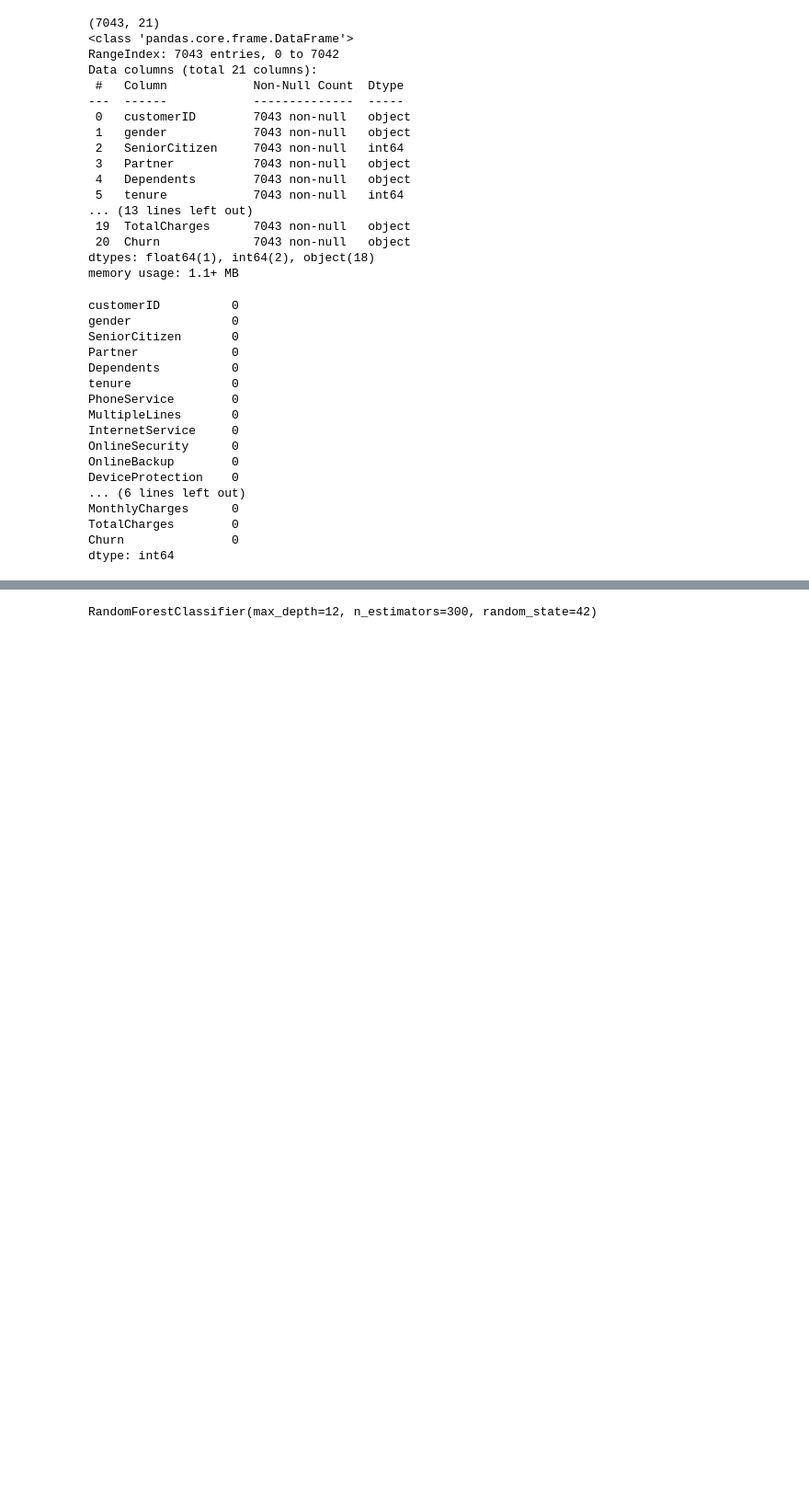
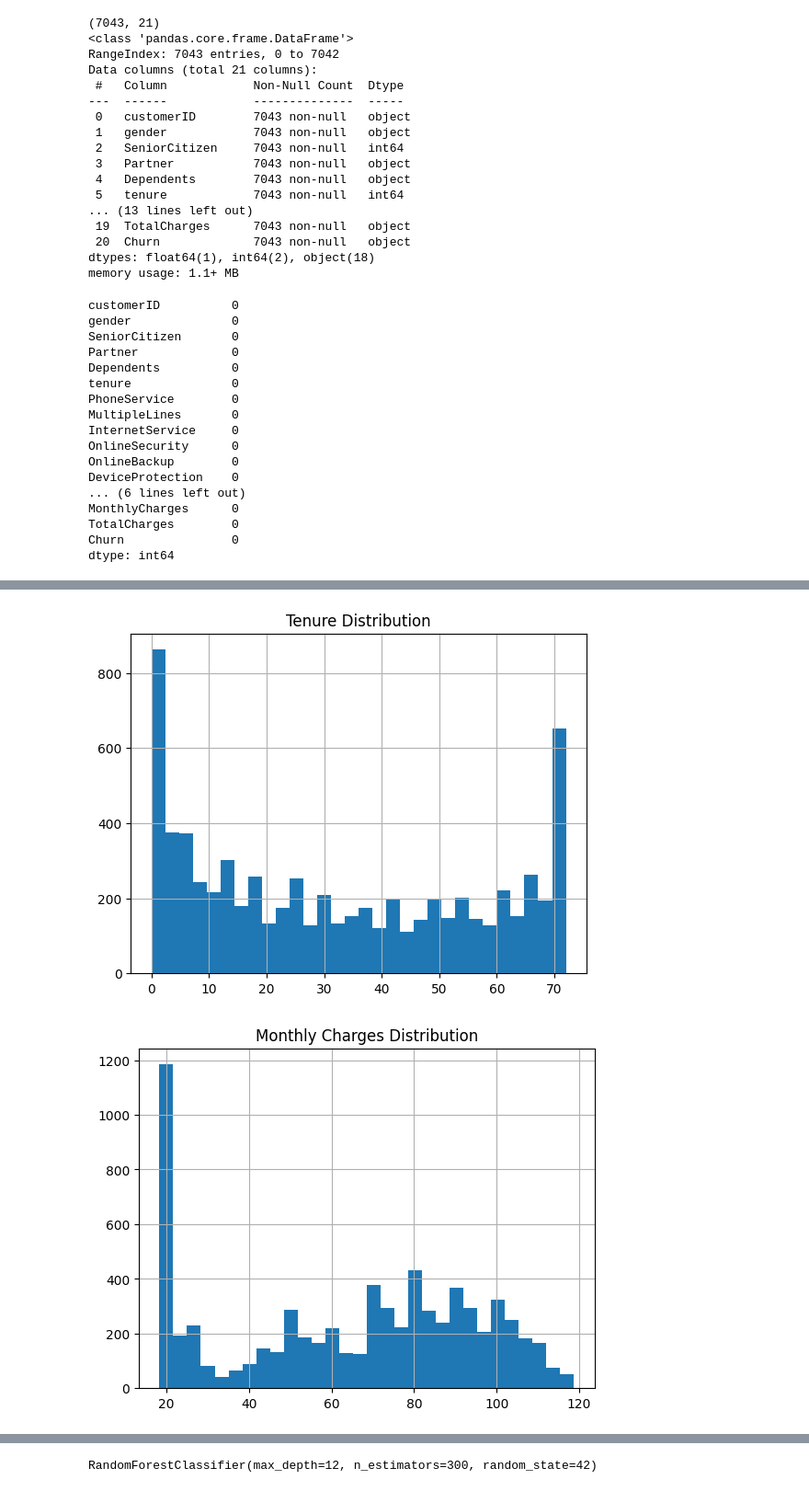
Before and after one commit to Williardm/Telecom-Curn-Work, a Jupyter notebook: Churn.ipynb, the cells around one changed output, grey strips where cells are left out. Shown at 92% size. Saved outputs shown, nothing was run; the diff lists cells and outputs as text; code cells hidden in the pictures; blank space fills up the shorter version.

```diff
--- a/Churn.ipynb
+++ b/Churn.ipynb
@@ -110,0 +147,11 @@ dtype: int64
+# %%
+customer_churn['tenure'].hist(bins=30)
+plt.title("Tenure Distribution")
+plt.show()
+
+customer_churn['MonthlyCharges'].hist(bins=30)
+plt.title("Monthly Charges Distribution")
+plt.show()
+# %% [output]
+[figure, added]
+[figure, added]
```
Also changed, not shown: parts of 11 cells of this notebook.
